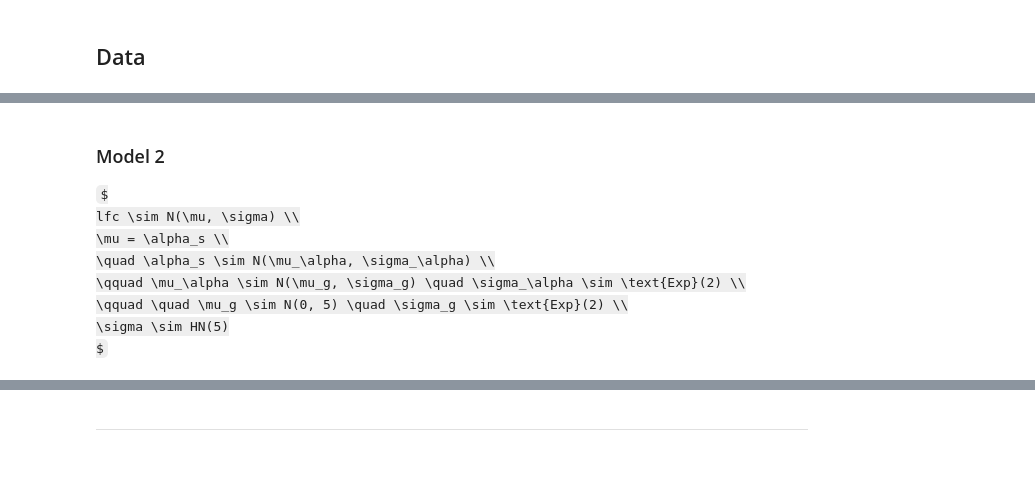
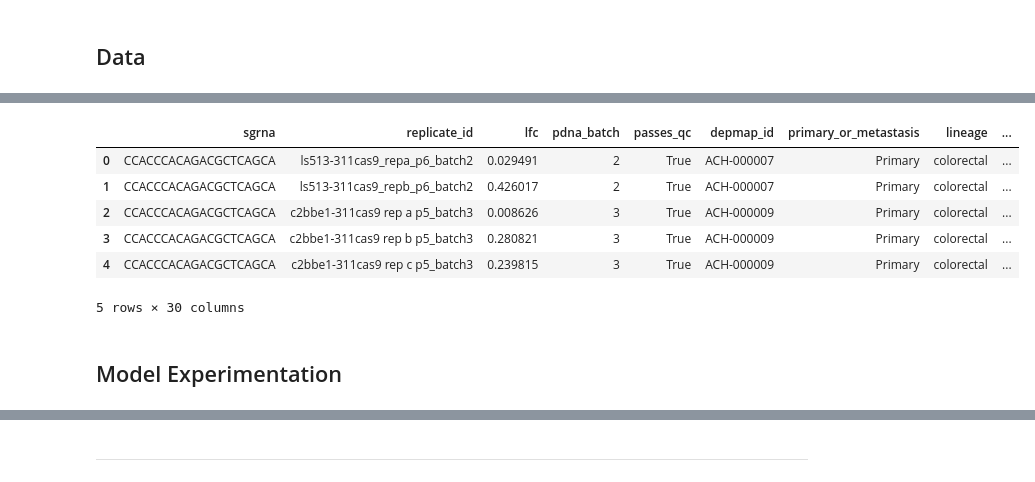
Before and after one commit to Kevin-Haigis-Lab/speclet, a Jupyter notebook: analysis/015_010_model-design.ipynb, the cells around one changed output, grey strips where cells are left out. Cells and saved outputs as stored; diff of their text form; code cells hidden in the pictures; some formulas as TeX source.

```diff
--- a/analysis/015_010_model-design.ipynb
+++ b/analysis/015_010_model-design.ipynb
@@ -100,12 +37,16 @@ Sampling 4 chains for 1_000 tune and 1_000 draw iterations (4_000 + 4_000 draws
-# %% [markdown]
-### Model 2
-
-$
-lfc \sim N(\mu, \sigma) \\
-\mu = \alpha_s \\
-\quad \alpha_s \sim N(\mu_\alpha, \sigma_\alpha) \\
-\qquad \mu_\alpha \sim N(\mu_g, \sigma_g) \quad \sigma_\alpha \sim \text{Exp}(2) \\
-\qquad \quad \mu_g \sim N(0, 5) \quad \sigma_g \sim \text{Exp}(2) \\
-\sigma \sim HN(5)
-$
+# %%
+data = dphelp.read_achilles_data(
+    Path("..", "modeling_data", "depmap_CRC_data_subsample.csv"), low_memory=False
+)
+data.head()
+# %% [output]
+|  | sgrna | replicate_id | lfc | pdna_batch | passes_qc | depmap_id | primary_or_metastasis | lineage | ... |
+| 0 | CCACCCACAGACGCTCAGCA | ls513-311cas9_repa_p6_batch2 | 0.029491 | 2 | True | ACH-000007 | Primary | colorectal | ... |
+| 1 | CCACCCACAGACGCTCAGCA | ls513-311cas9_repb_p6_batch2 | 0.426017 | 2 | True | ACH-000007 | Primary | colorectal | ... |
+| 2 | CCACCCACAGACGCTCAGCA | c2bbe1-311cas9 rep a p5_batch3 | 0.008626 | 3 | True | ACH-000009 | Primary | colorectal | ... |
+| 3 | CCACCCACAGACGCTCAGCA | c2bbe1-311cas9 rep b p5_batch3 | 0.280821 | 3 | True | ACH-000009 | Primary | colorectal | ... |
+| 4 | CCACCCACAGACGCTCAGCA | c2bbe1-311cas9 rep c p5_batch3 | 0.239815 | 3 | True | ACH-000009 | Primary | colorectal | ... |
+5 rows × 30 columns
+# %% [markdown]
+## Model Experimentation
 # %%
```
Also changed, not shown: parts of 20 cells of this notebook, 6 other files.
